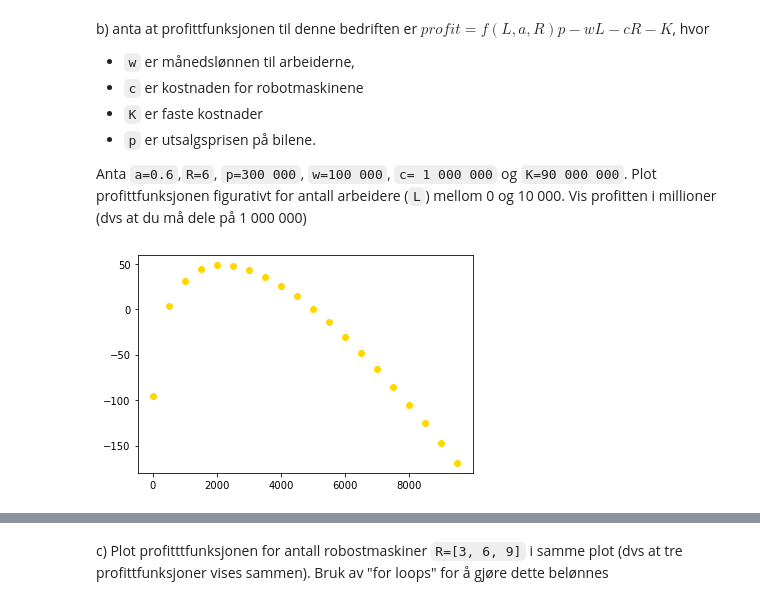
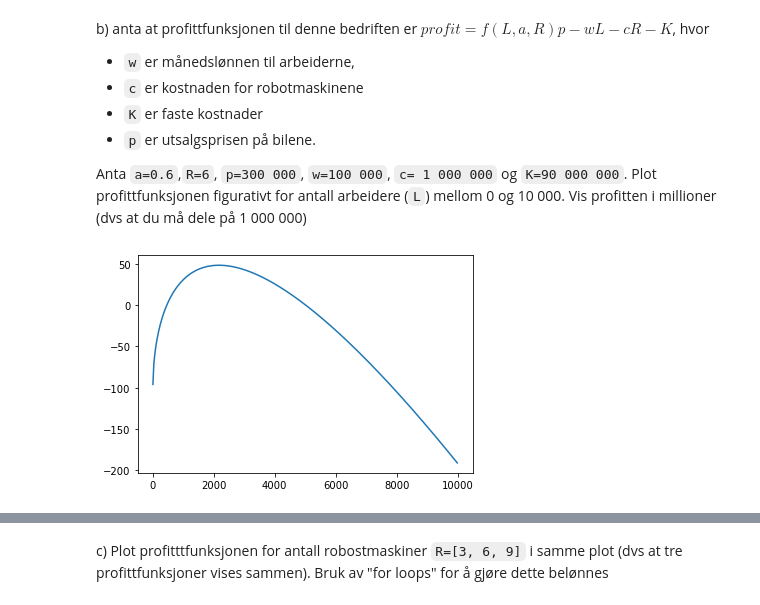
Before and after one commit to Danieljoha/Sok1003-mappeoppgave2, a Jupyter notebook: Mappe 2_oppgaver.ipynb, the cells around one changed output, grey strips where cells are left out. Cells and saved outputs as stored; diff of their text form; code cells hidden in the pictures.

```diff
--- a/Mappe 2_oppgaver.ipynb
+++ b/Mappe 2_oppgaver.ipynb
@@ -267,15 +268,17 @@ En bedrift produserer biler. Produktfunksjonen til bedriften defineres slik  $f(
 
 a) Lag en formel for produktfunksjonen til bedriften og plot den grafisk med ulike verdier av `L` på x-aksen. Anta `a=0.6` og `R=2`
 # %%
-L = np.arange(0,1000,80)            #lager ulike verdier til L(arbeidskraft)
+L = np.arange(0,1000,20)            #lager ulike verdier til L(arbeidskraft)
 a=0.6                               #legger inn verdi for a
 R=2                                 #legger inn verdi for R
+
 
 def f(L,a,R):                       #definerer produktfunksjon
     return 2*R*L**a
 
 for i in L:                                            #lager for loop for de ulike L verdiene
-    plt.scatter(i, f(i,a,R), color='midnightblue',  marker='o')  #plotter grafen
+    i=L                    #Setter i=L for å få punkter til å plotte grafen
+    plt.plot(i, f(i,a,R))  #plotter grafen
 
 #I=L uten loop, fiks denne
 # %% [output]
@@ -283,15 +285,0 @@ for i in L:                                            #lager for loop for de ul
-# %%
-
-L = np.arange(0,1000,20)            #lager ulike verdier til L(arbeidskraft)
-a=0.6                               #legger inn verdi for a
-R=2                                 #legger inn verdi for R
-
-ansatte = []
-biler = []
-for i in L:
-    ansatte.append(i)
-
-    biler.append(f(i,a,R))
-
-plt.plot(ansatte, biler)
-plt.show() #fjerner utsagnet om plassen i minnet plotten er lagret på
@@ -306,19 +292,29 @@ b) anta at profittfunksjonen til denne bedriften er ${profit = f(L, a, R)p-wL-cR
 
 Anta `a=0.6`,`R=6`, `p=300 000`, `w=100 000`, `c= 1 000 000` og `K=90 000 000`. Plot profittfunksjonen figurativt for antall arbeidere (`L`) mellom 0 og 10 000. Vis profitten i millioner (dvs at du må dele på 1 000 000)
 # %%
-L = np.arange(0,10000, 500)                 #nye verdier for L
+L = np.arange(0,10000, 30)                 #nye verdier for L
 
 a=0.6
 R=6                                         #legger inn de nye verdiene
 p=300000
 w=100000
 c=1000000
 K=90000000
 
 def profittfunksjon(L,a,R,p,w,c,K):         #definerer profittfunksjon og deler på 1 million
     return (f(L,a,R)*p-w*L-c*R-K)/1000000
 
-for i in L:                                 #ny loop for L, plotter profittfunksjon
-    plt.plot(i, profittfunksjon(i,a,R,p,w,c,K), 'gold', marker='o')  #skriv inn color='gold' for gudsskyld    #denne er her fremdeles for å vise hordan vi løste problemet med å måtte legge farge osv.
+
+
+#viser annen måte å gjøre det på enn oppgaven før.
+ansatte = []
+profitt = []
+for i in L:
+    ansatte.append(i)
+
+    profitt.append(profittfunksjon(i,a,R,p,w,c,K))
+
+plt.plot(ansatte, profitt)
+plt.show() #fjerner utsagnet om plassen i minnet plotten er lagret på
 # %% [output]
-[figure, old version]
+[figure, new version]
```
Also changed, not shown: parts of 10 cells of this notebook.
